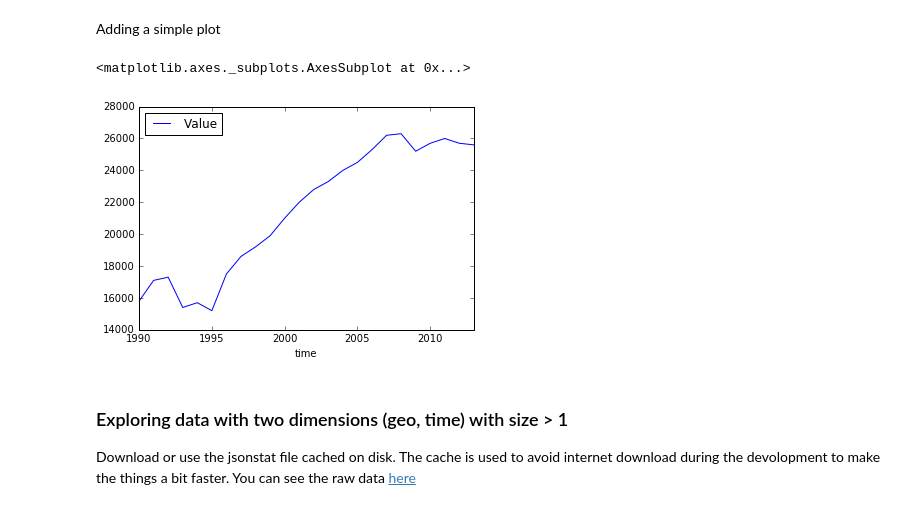
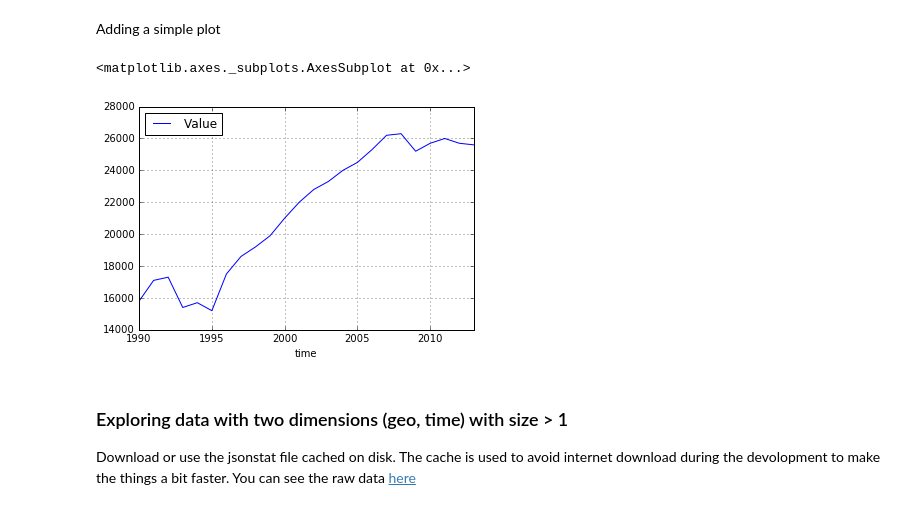
Before and after one commit to 26fe/jsonstat.py, a Jupyter notebook: examples-notebooks/eurostat.ipynb, the cells around one changed output. Drawn from its saved outputs; the diff is of its cells as text; code cells hidden in the pictures.

```diff
--- a/examples-notebooks/eurostat.ipynb
+++ b/examples-notebooks/eurostat.ipynb
@@ -32,8 +36,8 @@ using alredy donwloaded file /Users/26fe_nas/prj.python/jsonstat.py/tests/fixtur
 # %% [markdown]
 Initialize JsonStatCollection with eurostat data and print some info about the collection.
 # %%
-collection_1 = jsonstat.JsonStatCollection()
-collection_1.from_file(file_path_1)
+collection_1 = jsonstat.from_file(file_path_1)
+collection_1
 # %% [output]
 0: dataset 'nama_gdp_c'
 # %% [markdown]
@@ -93,15 +97,12 @@ df_1.tail()
 | 2014 | EUR_HAB | B1GM | IT | NaN |
 # %% [markdown]
 Adding a simple plot
-# %%
-import matplotlib as plt
-%matplotlib inline
-
-df_1 = df_1.dropna()
-df_1.plot()
-# %% [output]
-<matplotlib.axes._subplots.AxesSubplot at 0x...>
-[figure, removed]
+# %%
+df_1 = df_1.dropna() # remove rows with NaN values
+df_1.plot(grid=True)
+# %% [output]
+<matplotlib.axes._subplots.AxesSubplot at 0x...>
+[figure, added]
 # %% [markdown]
 ### Exploring data with two dimensions (geo, time) with size > 1
 Download or use the jsonstat file cached on disk. The cache is used to avoid internet download during the devolopment to make the things a bit faster.
```
Also changed, not shown: parts of 6 cells of this notebook, 1 other file.
